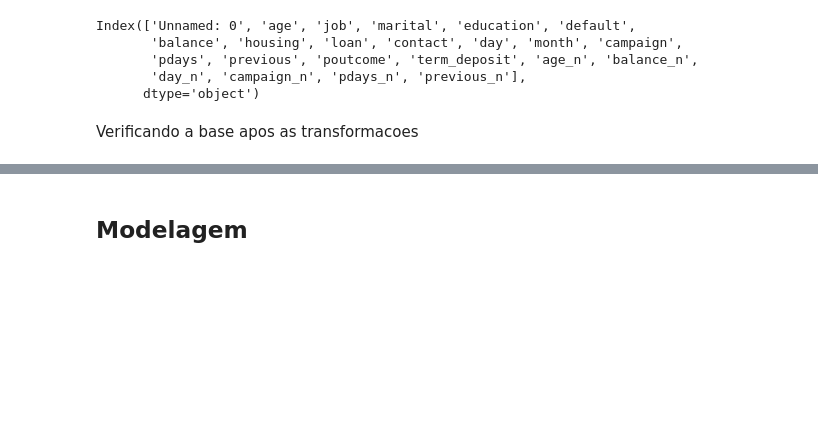
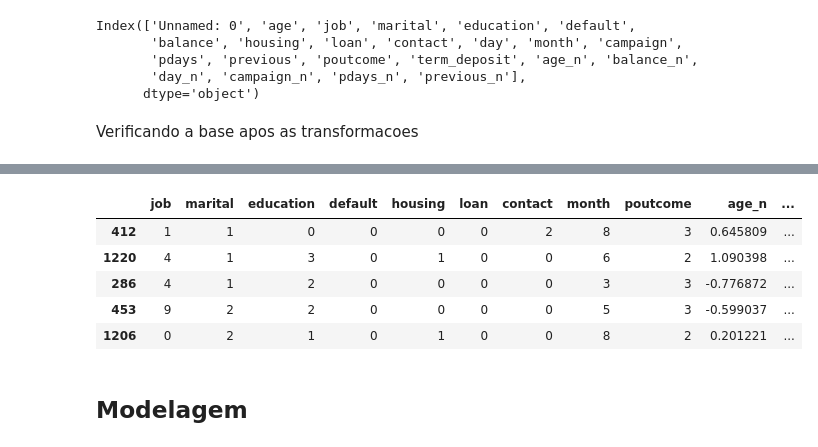
Before and after one commit to pralineso/estudos_ds, a Jupyter notebook: Analise_comp.ipynb, the cells around one changed output, grey strips where cells are left out. Saved outputs shown, nothing was run; the diff lists cells and outputs as text; code cells hidden in the pictures; blank space fills up the shorter version.

```diff
--- a/Analise_comp.ipynb
+++ b/Analise_comp.ipynb
@@ -363,6 +382,9 @@ Ordenando education para primary, secondray, tertiary e unknown
 # %%
 #reordenando
 dados.education = dados.education.cat.reorder_categories(['primary', 'secondary', 'tertiary', 'unknown'], ordered=True)
+# %%
+#reordenando
+teste.education = teste.education.cat.reorder_categories(['primary', 'secondary', 'tertiary', 'unknown'], ordered=True)
 # %% [markdown]
 Transformando as variaveis job, marital, contact e poutcome em numeros
 # %%
@@ -394,3 +416,9 @@ for i in lista:
+# %%
+#pega somente essas colunas e transfoma para numeros
+lista = ['job', 'marital',  'education', 'contact','poutcome', 'month']
+
+for i in lista:
+    teste[i] = teste[i].cat.codes
 # %%
 dados.info()
 # %% [output]
@@ -420,6 +448,10 @@ sc = StandardScaler()
 dados_norm = sc.fit_transform(dados[['age', 'balance','day', 'campaign' , 'pdays', 'previous']]) #tranformando
 dados_norm_df = pd.DataFrame(dados_norm, columns = ['age_n', 'balance_n', 'day_n', 'campaign_n' , 'pdays_n', 'previous_n']) #montando dataframe
 dados = pd.concat([dados, dados_norm_df], axis = 1) #cocatenando com a base original
+# %%
+teste_norm = sc.fit_transform(teste[['age', 'balance','day', 'campaign' , 'pdays', 'previous']]) #tranformando
+teste_norm_df = pd.DataFrame(teste_norm, columns = ['age_n', 'balance_n', 'day_n', 'campaign_n' , 'pdays_n', 'previous_n']) #montando dataframe
+teste = pd.concat([teste, teste_norm_df], axis = 1) #cocatenando com a base original
 # %%
 dados.sample(5)
 # %% [output]
@@ -446,3 +479,5 @@ dados.drop(['Unnamed: 0','age', 'balance', 'campaign', 'pdays', 'previous'], axi
+# %%
+teste.drop(['Unnamed: 0','age', 'day', 'balance', 'campaign', 'pdays', 'previous'], axis = 1, inplace = True) # removendo as colunas que nao estao tranformadas
 # %% [markdown]
 Verificando a base apos as transformacoes
 # %%
@@ -457,3 +492,12 @@ dados.sample(5)
+# %%
+teste.sample(5)
+# %% [output]
+|  | job | marital | education | default | housing | loan | contact | month | poutcome | age_n | ... |
+| 412 | 1 | 1 | 0 | 0 | 0 | 0 | 2 | 8 | 3 | 0.645809 | ... |
+| 1220 | 4 | 1 | 3 | 0 | 1 | 0 | 0 | 6 | 2 | 1.090398 | ... |
+| 286 | 4 | 1 | 2 | 0 | 0 | 0 | 0 | 3 | 3 | -0.776872 | ... |
+| 453 | 9 | 2 | 2 | 0 | 0 | 0 | 0 | 5 | 3 | -0.599037 | ... |
+| 1206 | 0 | 2 | 1 | 0 | 1 | 0 | 0 | 8 | 2 | 0.201221 | ... |
 # %% [markdown]
 ## Modelagem
 # %%
```
Also changed, not shown: parts of 47 cells of this notebook.
